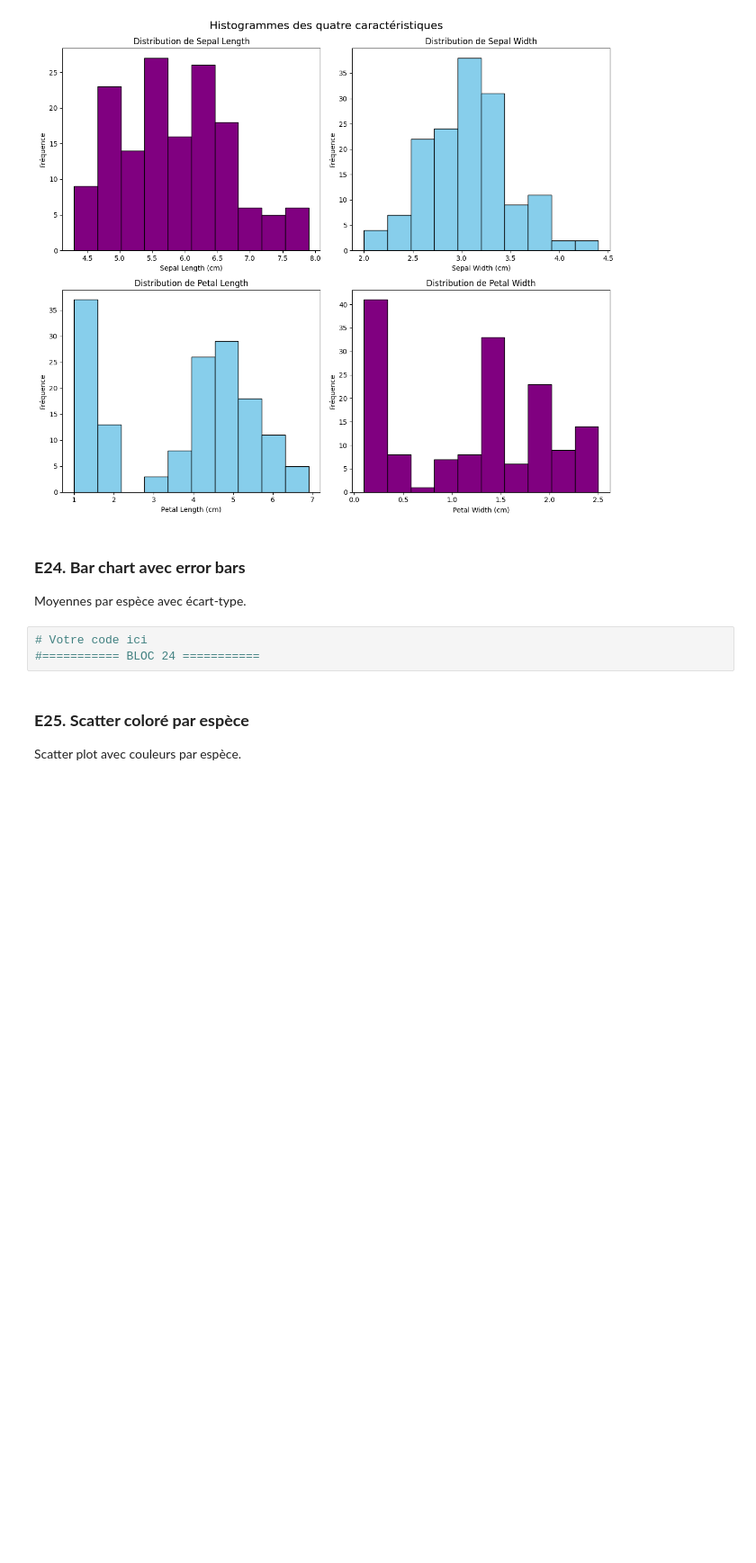
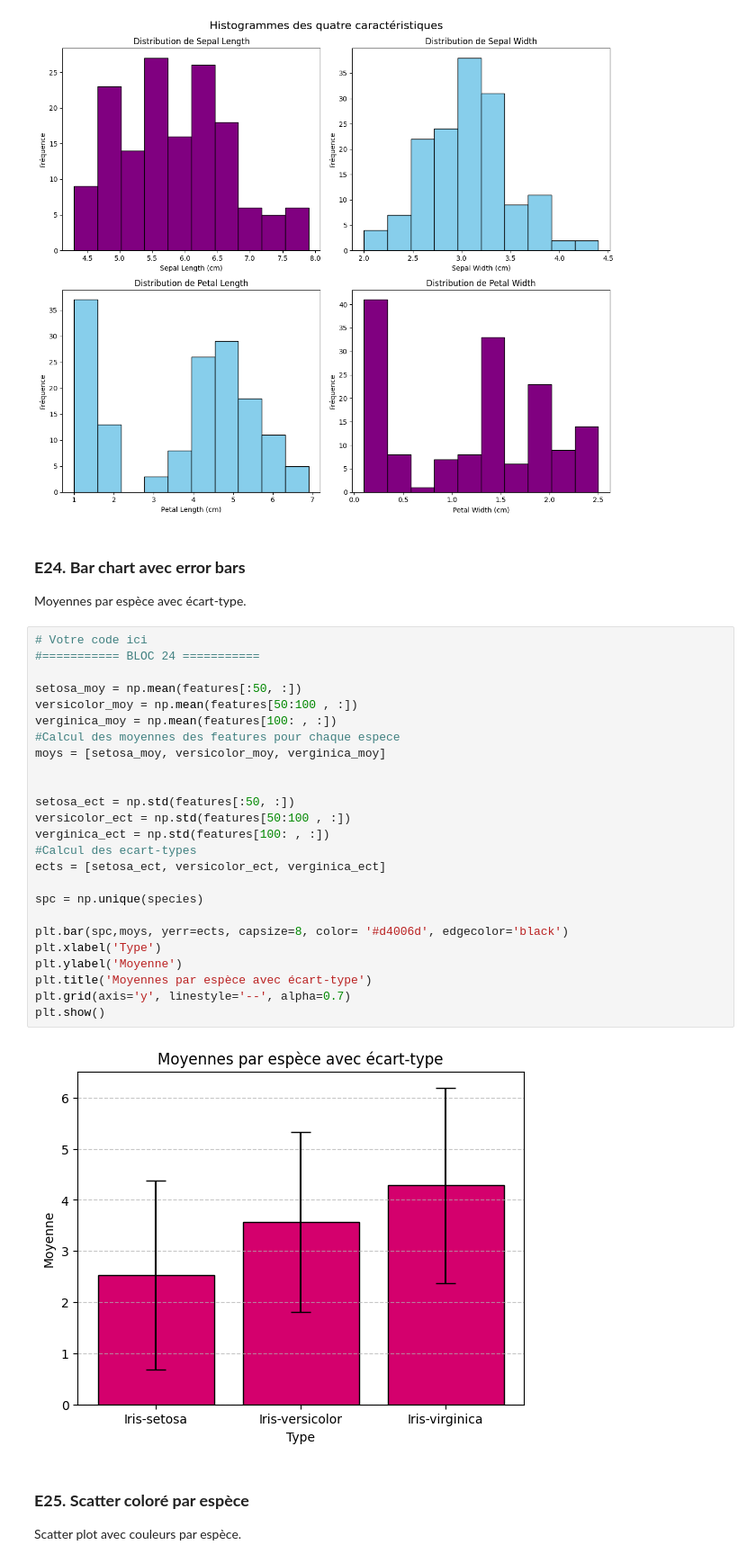
Before and after one commit to USMS-FPK-IA-GI-2025/controle-01-numpy-and-matplotlib-iris-Anam-Ayoub, a Jupyter notebook: notebooks/controle_numpy_matplotlib.ipynb, the cells around one changed output. Shown at 90% size. Drawn from its saved outputs; the diff is of its cells as text; blank space fills up the shorter version.

Commit message:
BLOC 24 done (colab)

```diff
--- a/notebooks/controle_numpy_matplotlib.ipynb
+++ b/notebooks/controle_numpy_matplotlib.ipynb
@@ -467,9 +467,33 @@ plt.show()
 # %% [markdown]
 ### **E24. Bar chart avec error bars**
 Moyennes par espèce avec écart-type.
-# %%
-# Votre code ici
-#=========== BLOC 24 ===========
+# %%
+# Votre code ici
+#=========== BLOC 24 ===========
+
+setosa_moy = np.mean(features[:50, :])
+versicolor_moy = np.mean(features[50:100 , :])
+verginica_moy = np.mean(features[100: , :])
+#Calcul des moyennes des features pour chaque espece
+moys = [setosa_moy, versicolor_moy, verginica_moy]
+
+
+setosa_ect = np.std(features[:50, :])
+versicolor_ect = np.std(features[50:100 , :])
+verginica_ect = np.std(features[100: , :])
+#Calcul des ecart-types
+ects = [setosa_ect, versicolor_ect, verginica_ect]
+
+spc = np.unique(species)
+
+plt.bar(spc,moys, yerr=ects, capsize=8, color= '#d4006d', edgecolor='black')
+plt.xlabel('Type')
+plt.ylabel('Moyenne')
+plt.title('Moyennes par espèce avec écart-type')
+plt.grid(axis='y', linestyle='--', alpha=0.7)
+plt.show()
+# %% [output]
+[figure, added]
 # %% [markdown]
 ### **E25. Scatter coloré par espèce**
 Scatter plot avec couleurs par espèce.
```
